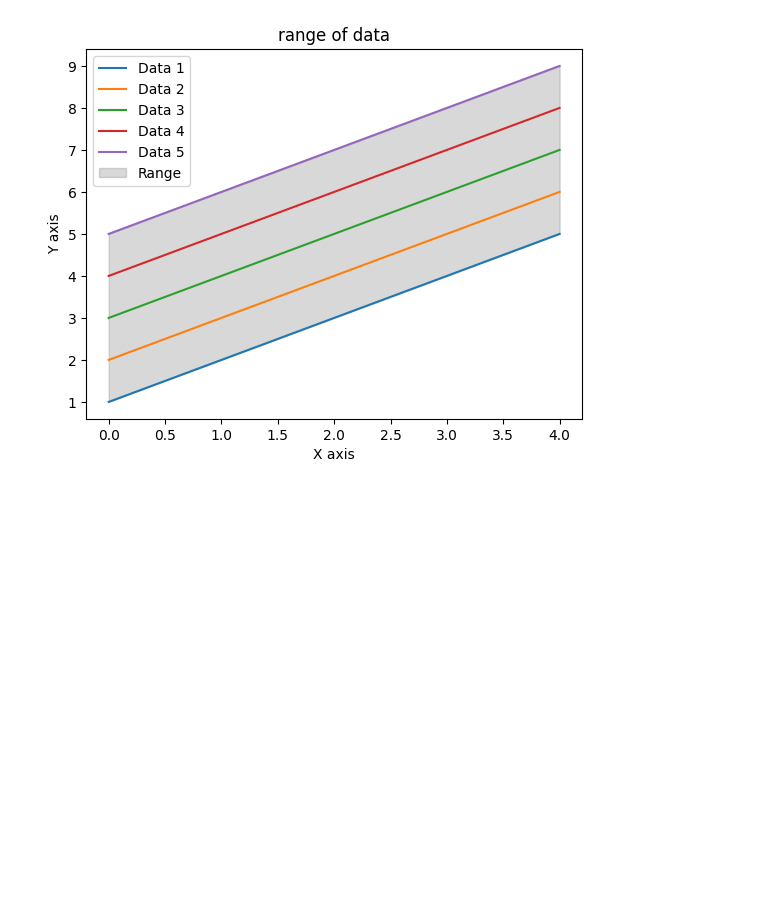
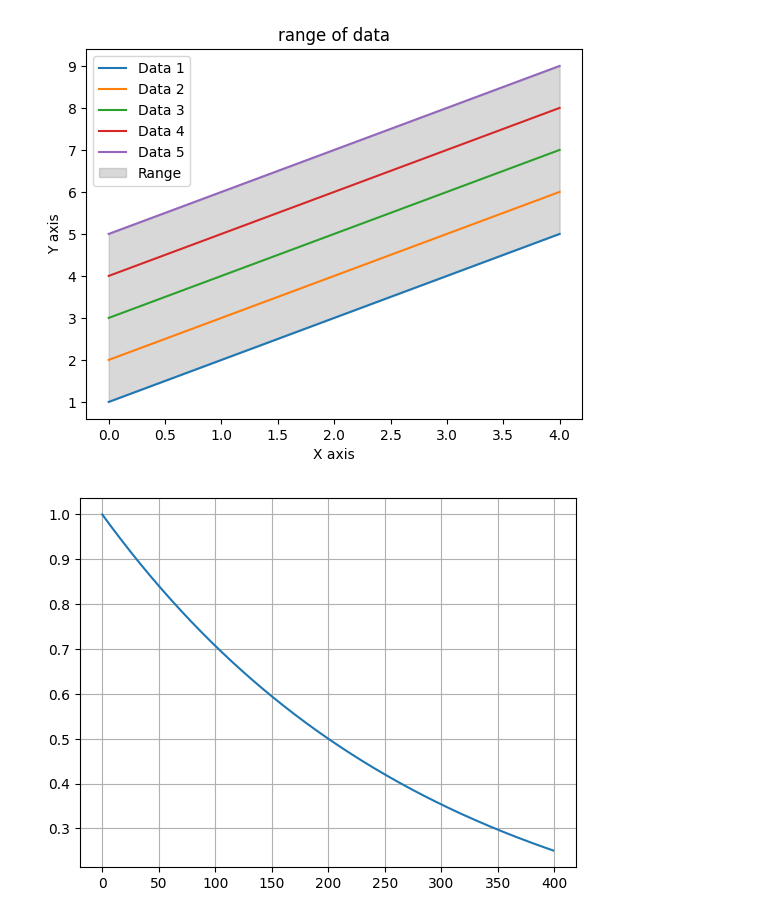
Before and after one commit to HuangHaoyu1997/MEABM, a Jupyter notebook: test.ipynb, the cells around one changed output. Drawn from its saved outputs; the diff is of its cells as text; code cells hidden in the pictures; blank space fills up the shorter version.

```diff
--- a/test.ipynb
+++ b/test.ipynb
@@ -132,3 +132,12 @@ plt.ylabel('Y axis')
 plt.show()
 # %% [output]
 [figure]
+# %%
+import matplotlib.pyplot as plt
+alpha = 0.25**(1/400)
+x = [i for i in range(400)]
+y = [alpha**i for i in x]
+plt.plot(x, y)
+plt.grid()
+# %% [output]
+[figure, added]
```
Also changed, not shown: 7 other files.
